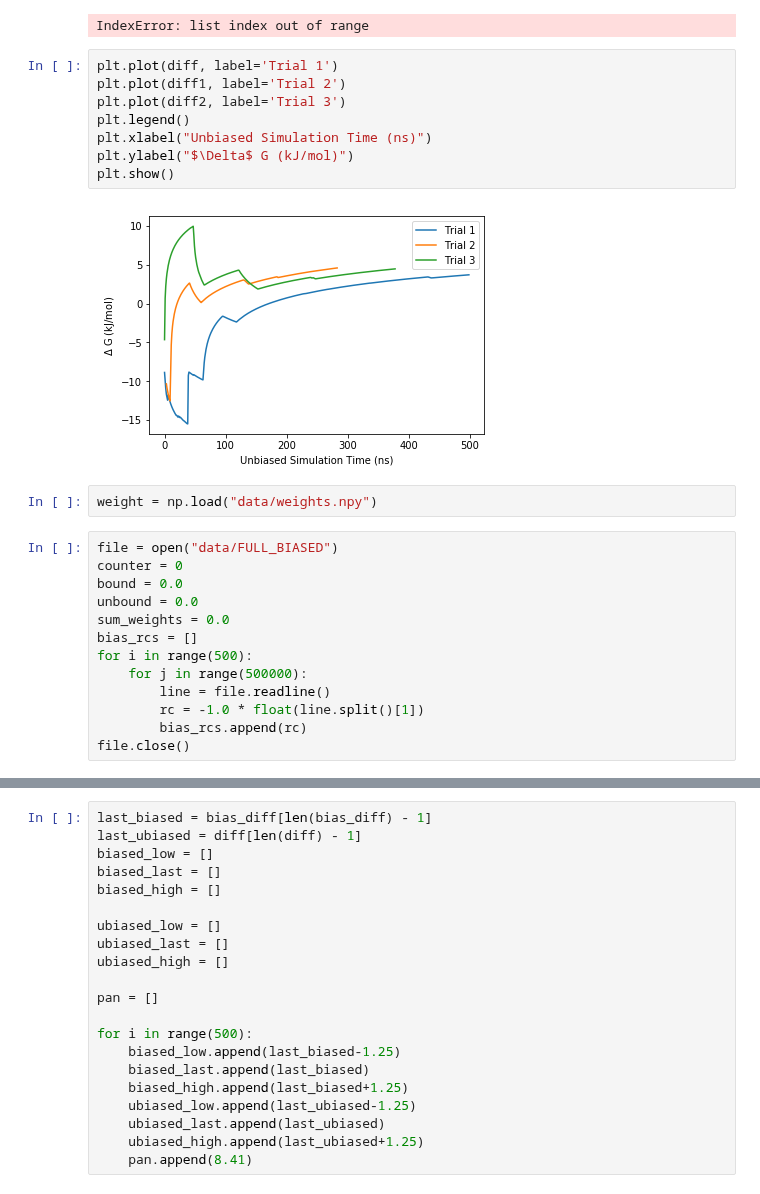
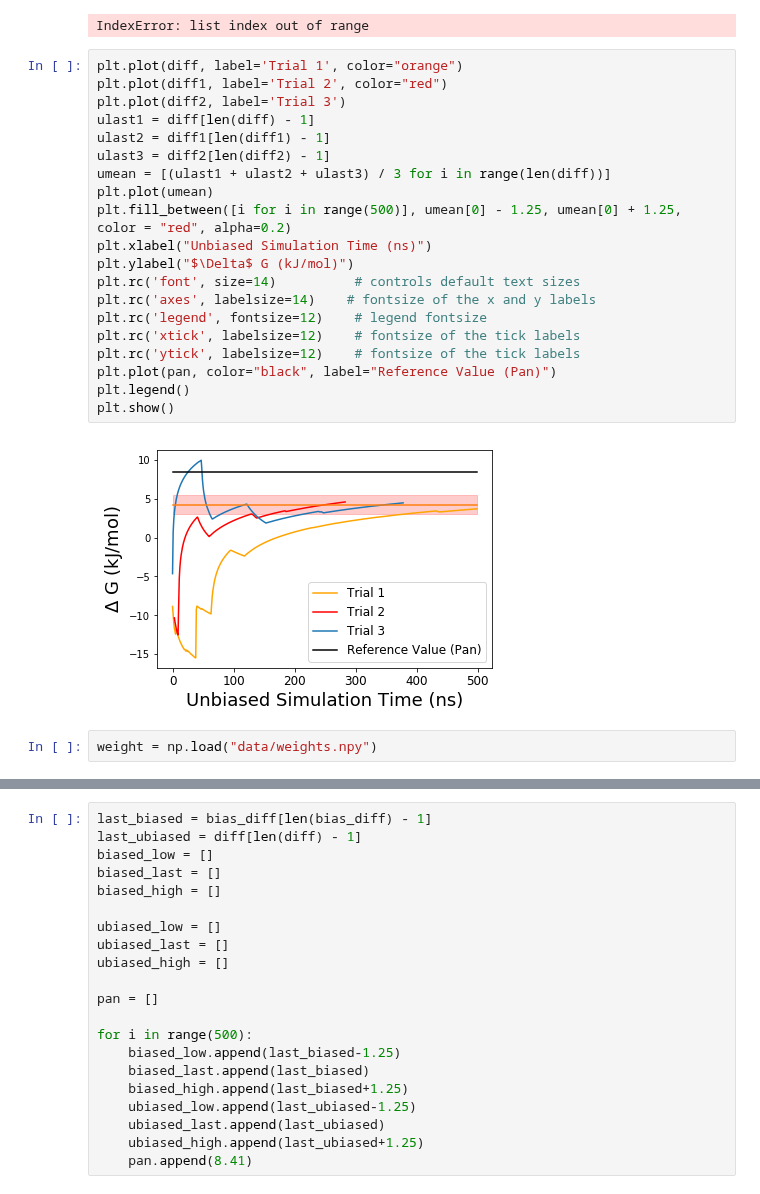
Before and after one commit to tiwarylab/amino, a Jupyter notebook: BUT/gibbs.ipynb, the cells around one changed output, grey strips where cells are left out. Saved outputs shown, nothing was run; the diff lists cells and outputs as text.

Commit message:
updated more images

```diff
--- a/BUT/gibbs.ipynb
+++ b/BUT/gibbs.ipynb
@@ -165,31 +165,30 @@ for i in range(tmp2):
     diff2.append(bound_g - unbound_g)
 # %% [output]
 IndexError: list index out of range
-# %%
-plt.plot(diff, label='Trial 1')
-plt.plot(diff1, label='Trial 2')
-plt.plot(diff2, label='Trial 3')
-plt.legend()
-plt.xlabel("Unbiased Simulation Time (ns)")
-plt.ylabel("$\Delta$ G (kJ/mol)")
-plt.show()
-# %% [output]
-[figure, removed]
+# %%
+plt.plot(diff, label='Trial 1', color="orange")
+plt.plot(diff1, label='Trial 2', color="red")
+plt.plot(diff2, label='Trial 3')
+ulast1 = diff[len(diff) - 1]
+ulast2 = diff1[len(diff1) - 1]
+ulast3 = diff2[len(diff2) - 1]
+umean = [(ulast1 + ulast2 + ulast3) / 3 for i in range(len(diff))]
+plt.plot(umean)
+plt.fill_between([i for i in range(500)], umean[0] - 1.25, umean[0] + 1.25, color = "red", alpha=0.2)
+plt.xlabel("Unbiased Simulation Time (ns)")
+plt.ylabel("$\Delta$ G (kJ/mol)")
+plt.rc('font', size=14)          # controls default text sizes
+plt.rc('axes', labelsize=14)    # fontsize of the x and y labels
+plt.rc('legend', fontsize=12)    # legend fontsize
+plt.rc('xtick', labelsize=12)    # fontsize of the tick labels
+plt.rc('ytick', labelsize=12)    # fontsize of the tick labels
+plt.plot(pan, color="black", label="Reference Value (Pan)")
+plt.legend()
+plt.show()
+# %% [output]
+[figure, added]
 # %%
 weight = np.load("data/weights.npy")
-# %%
-file = open("data/FULL_BIASED")
-counter = 0
-bound = 0.0
-unbound = 0.0
-sum_weights = 0.0
-bias_rcs = []
-for i in range(500):
-    for j in range(500000):
-        line = file.readline()
-        rc = -1.0 * float(line.split()[1])
-        bias_rcs.append(rc)
-file.close()
 # %%
 file = open("data/FULL_BIASED")
 counter = 0
```
Also changed, not shown: parts of 4 cells of this notebook, 3 other files.
